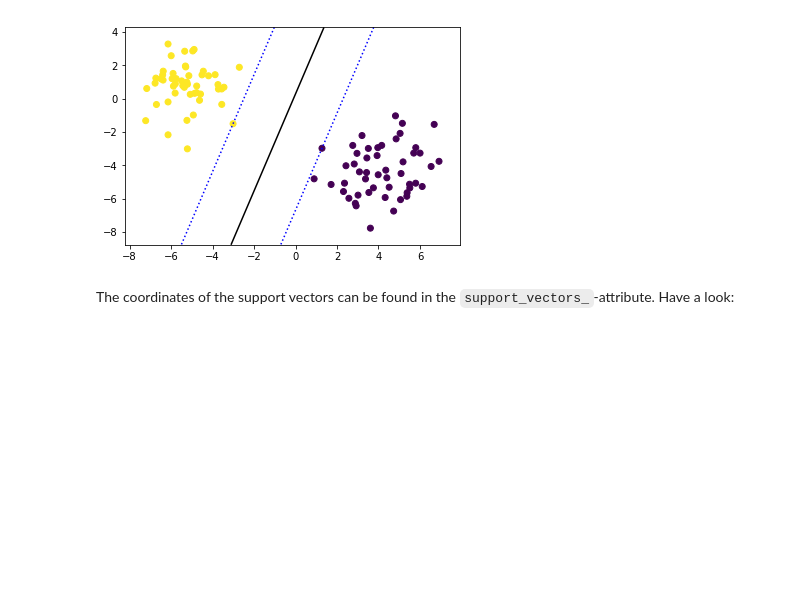
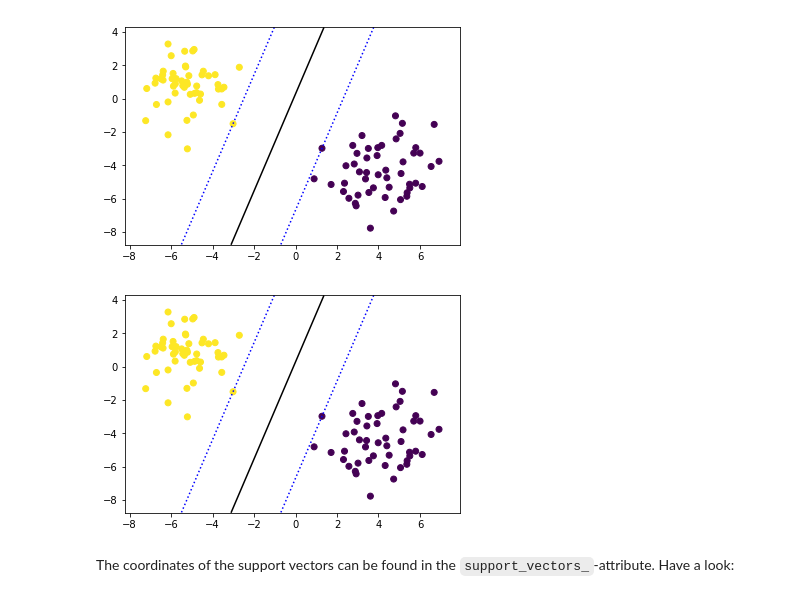
Before and after one commit to learn-co-curriculum/dsc-building-an-svm-using-scikit-learn-lab, a Jupyter notebook: index.ipynb, the cells around one changed output. Saved outputs shown, nothing was run; the diff lists cells and outputs as text; code cells hidden in the pictures; blank space fills up the shorter version.

```diff
--- a/index.ipynb
+++ b/index.ipynb
@@ -88,10 +152,17 @@ Next, use NumPy's `linspace()` method to generate evenly spaced points between t
 # %%
 x11_coord = #Your code here
 x12_coord = # Your code here
+# %%
+# __SOLUTION__
+x11_coord = np.linspace(X11_min, X11_max, 10)
+x12_coord = np.linspace(X12_min, X12_max, 10)
 # %% [markdown]
 Now, you'll create an entire grid of points by combining these two arrays using NumPy's `meshgrid()` method. It's a very straightforward method, but feel free to pull up the documentation if you haven't worked with it before.
 # %%
 X12_C, X11_C = # Your code here
+# %%
+# __SOLUTION__
+X12_C, X11_C = np.meshgrid(x12_coord, x11_coord)
 # %% [markdown]
 Finally, you need to reshape the outputs from `meshgrid()` to create a numpy array of the shape (100, 2) that concatenates the coordinates for X11 and X12 together in one numpy object. Use `np.c_` and make sure to use `.ravel()` first. Use `np.shape()` on your resulting object first to verify the resulting shape.
 # %%
@@ -99,3 +170,8 @@ x11x12 = # Your code here
 # Your code here
 # %% [output]
 (100, 2)
+# %%
+# __SOLUTION__
+x11x12 = np.c_[X11_C.ravel(), X12_C.ravel()]
+
+np.shape(x11x12)
@@ -103,6 +181,10 @@ x11x12 = # Your code here
 Great! Now we want to get a decision boundary for this particular data set. Use `clf.decision_function()` with your (100,2). It will return the distance to the samples that you generated using `np.meshgrid()`. Make sure you change your shape in a way that you get a (10,10) numpy array. *We need to reshape this numpy array because it must be a 2-dimensional shape to function with the `countour()` method you will use in the next plot.*
 # %%
 # Your code here
+# %%
+# __SOLUTION__
+df1 = clf.decision_function(x11x12)
+df1 = df1.reshape(X12_C.shape)
 # %% [markdown]
 Now, let's plot our data again with the result of SVM in it.
 - The first line is simply creating the scatter plot like before
@@ -113,6 +195,14 @@ Now, let's plot our data again with the result of SVM in it.
 # Your code here
 # %% [output]
 [figure]
+# %%
+# __SOLUTION__
+plt.scatter(X_11, X_12, c = y_1)
+axes = plt.gca()
+axes.contour(X11_C, X12_C, df1, colors=["blue","black","blue"], levels= [-1, 0, 1], linestyles=[':', '-', ':'])
+plt.show()
+# %% [output]
+[figure, added]
 # %% [markdown]
 The coordinates of the support vectors can be found in the `support_vectors_`-attribute. Have a look:
 # %%
```
Also changed, not shown: parts of 16 cells of this notebook, 19 other files.
